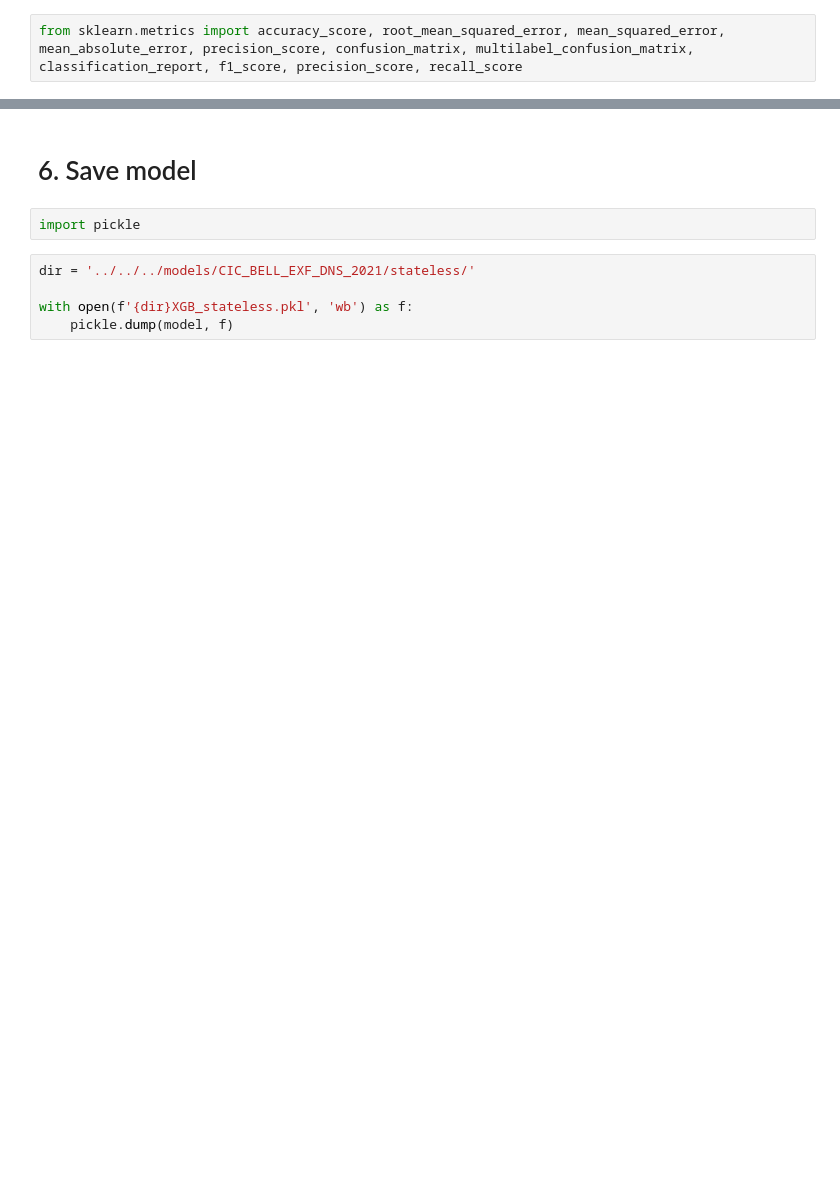
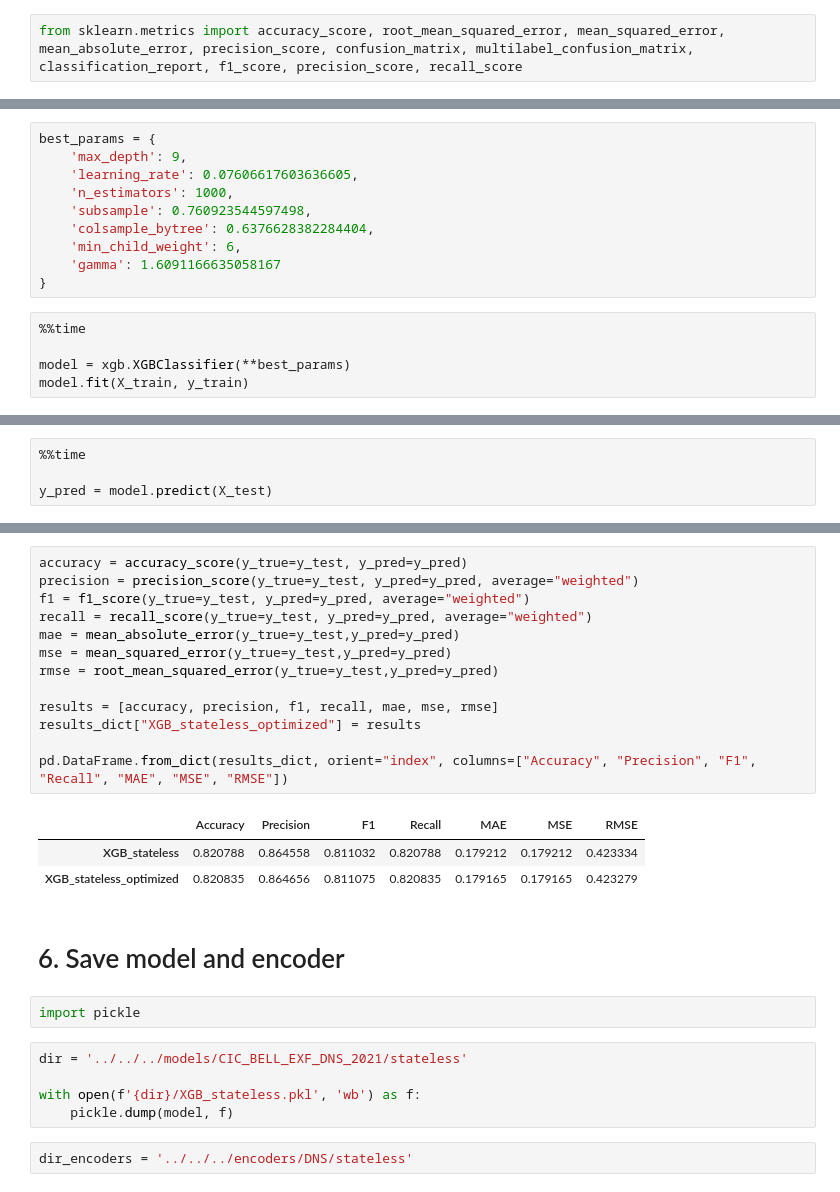
Before and after one commit to KostasEreksonas/RT_IDS, a Jupyter notebook: notebooks/CIC_BELL_EXF_DNS_2021/stateless/DNS_Stateless_Binary.ipynb, the cells around one changed output, grey strips where cells are left out. Saved outputs shown, nothing was run; the diff lists cells and outputs as text; blank space fills up the shorter version.

```diff
--- a/notebooks/CIC_BELL_EXF_DNS_2021/stateless/DNS_Stateless_Binary.ipynb
+++ b/notebooks/CIC_BELL_EXF_DNS_2021/stateless/DNS_Stateless_Binary.ipynb
@@ -493,0 +554,15 @@ pass
+# %%
+best_params = {
+    'max_depth': 9,
+    'learning_rate': 0.07606617603636605,
+    'n_estimators': 1000,
+    'subsample': 0.760923544597498,
+    'colsample_bytree': 0.6376628382284404,
+    'min_child_weight': 6,
+    'gamma': 1.6091166635058167
+}
+# %%
+%%time
+
+model = xgb.XGBClassifier(**best_params)
+model.fit(X_train, y_train)
@@ -493,0 +584,4 @@ pass
+# %%
+%%time
+
+y_pred = model.predict(X_test)
@@ -494,9 +591,28 @@ pass
+# %%
+accuracy = accuracy_score(y_true=y_test, y_pred=y_pred)
+precision = precision_score(y_true=y_test, y_pred=y_pred, average="weighted")
+f1 = f1_score(y_true=y_test, y_pred=y_pred, average="weighted")
+recall = recall_score(y_true=y_test, y_pred=y_pred, average="weighted")
+mae = mean_absolute_error(y_true=y_test,y_pred=y_pred)
+mse = mean_squared_error(y_true=y_test,y_pred=y_pred)
+rmse = root_mean_squared_error(y_true=y_test,y_pred=y_pred)
+
+results = [accuracy, precision, f1, recall, mae, mse, rmse]
+results_dict["XGB_stateless_optimized"] = results
+
+pd.DataFrame.from_dict(results_dict, orient="index", columns=["Accuracy", "Precision", "F1", "Recall", "MAE", "MSE", "RMSE"])
+# %% [output]
+|  | Accuracy | Precision | F1 | Recall | MAE | MSE | RMSE |
+| XGB_stateless | 0.820788 | 0.864558 | 0.811032 | 0.820788 | 0.179212 | 0.179212 | 0.423334 |
+| XGB_stateless_optimized | 0.820835 | 0.864656 | 0.811075 | 0.820835 | 0.179165 | 0.179165 | 0.423279 |
 # %% [markdown]
-# 6. Save model
+# 6. Save model and encoder
 # %%
 import pickle
 # %%
-dir = '../../../models/CIC_BELL_EXF_DNS_2021/stateless/'
+dir = '../../../models/CIC_BELL_EXF_DNS_2021/stateless'
 
-with open(f'{dir}XGB_stateless.pkl', 'wb') as f:
+with open(f'{dir}/XGB_stateless.pkl', 'wb') as f:
     pickle.dump(model, f)
+# %%
+dir_encoders = '../../../encoders/DNS/stateless'
```
Also changed, not shown: parts of 21 cells of this notebook.
